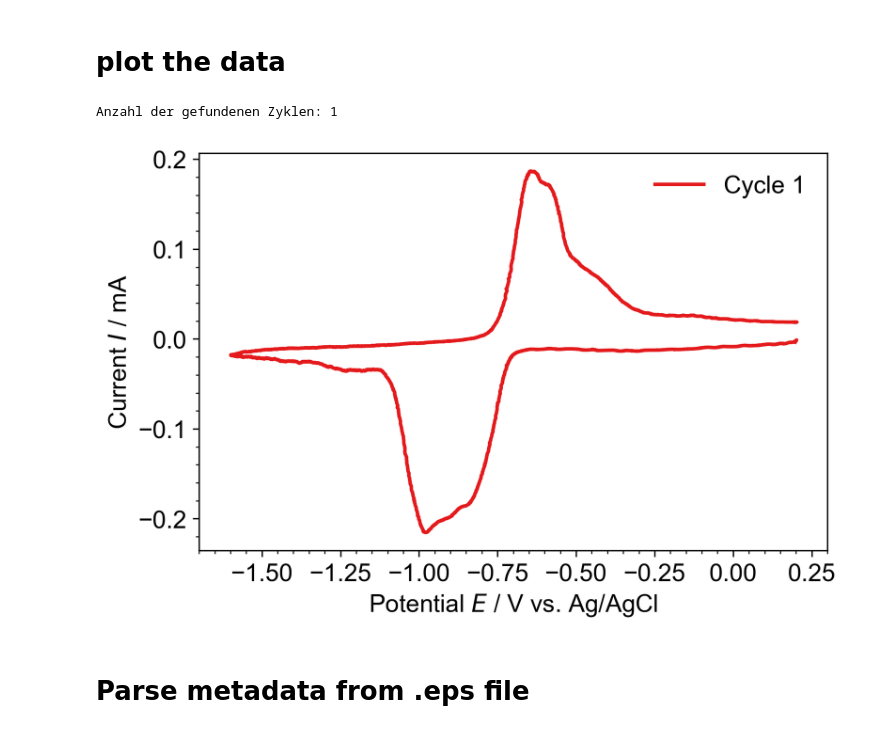
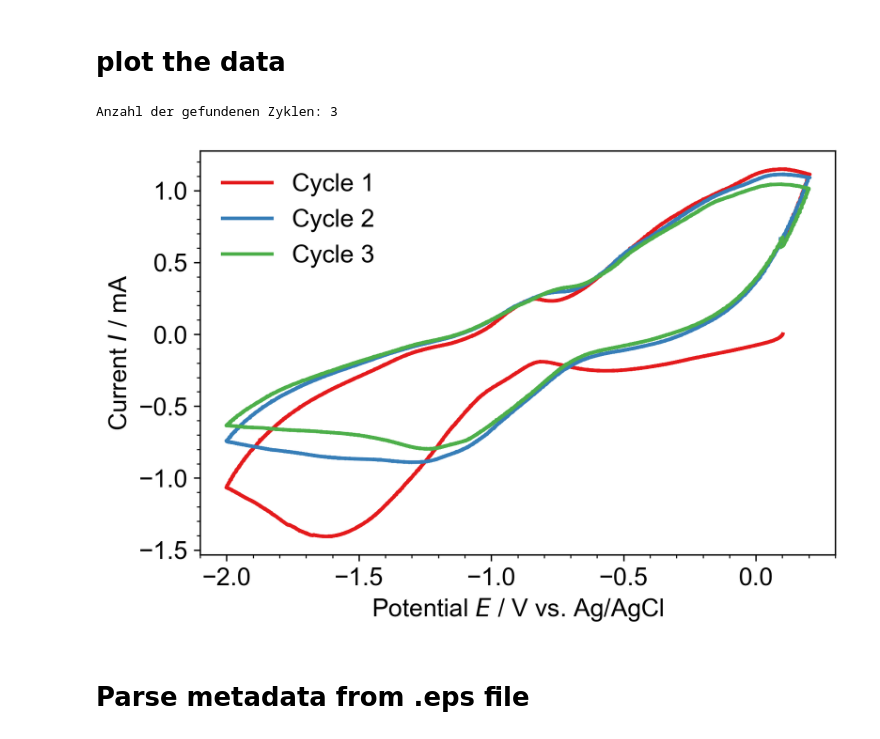
Before and after one commit to niburk/rdmcourse_25_CV_helper, a Jupyter notebook: CV_Experiments.ipynb, the cells around one changed output. Drawn from its saved outputs; the diff is of its cells as text; code cells hidden in the pictures.

```diff
--- a/CV_Experiments.ipynb
+++ b/CV_Experiments.ipynb
@@ -19,7 +21,7 @@ from IPython.display import display, clear_output # 'display' zum Anzeigen von W
 # %% [markdown]
 # Load the data
 # %%
-experimental_data = 'Test Data/NB_EC_002_02_CV_C01.mpr'
+experimental_data = 'Test Data/CV_3cycle.mpr'
 # %% [markdown]
 # plot the data
 # %%
@@ -57,36 +59,36 @@ def plot_CV_cycles(file_to_plot=experimental_data, electrode_type="Ag/AgCl", x_m
 
     plt.figure(figsize=(6,4),dpi=300)
     cmap = cm.get_cmap('Set1')
     plt.rcParams['font.sans-serif'] = ['Aptos', 'Arial', 'Helvetica', 'DejaVu Sans']
     # Sortiere die Zyklen numerisch, falls möglich
     sorted_cycles = sorted(split_cycle.keys(), key=safe_float)
     for i, cycle_num in enumerate(sorted_cycles):
         group = split_cycle[cycle_num]
         color = cmap(i%10)
         label = f'Cycle {safe_int(cycle_num)}'
         plt.plot(group['Ewe/V'], group['<I>/mA'], label=label, color=color, lw=2)
 
 #####Change the plot#######
     plt.xlabel(f'Potential $E$ / V vs. {electrode_type}', fontsize=14)
     plt.ylabel('Current $I$ / mA', fontsize=14)
     plt.legend(fontsize=14, frameon=False)
     plt.tick_params(axis='both', labelsize=14)
     plt.xlim((x_min-0.1),(x_max+0.1))
     plt.minorticks_on()
     plt.tight_layout()
     plt.show()
 #########################
     return cycle_data
 
 cycle_data = plot_CV_cycles(
     file_to_plot= experimental_data,
     electrode_type="Ag/AgCl",
-    x_min=-1.6,
+    x_min=-2.0,
     x_max=0.2
     )
 # %% [output]
-Anzahl der gefundenen Zyklen: 1
+Anzahl der gefundenen Zyklen: 3
-[figure, old version]
+[figure, new version]
 # %% [markdown]
 # Parse metadata from .eps file
 # %%
```
Also changed, not shown: parts of 1 cell of this notebook, 4 other files.
